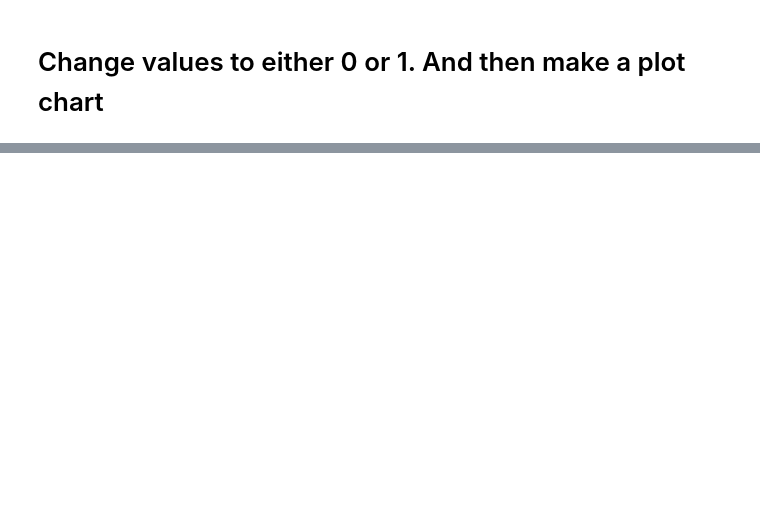
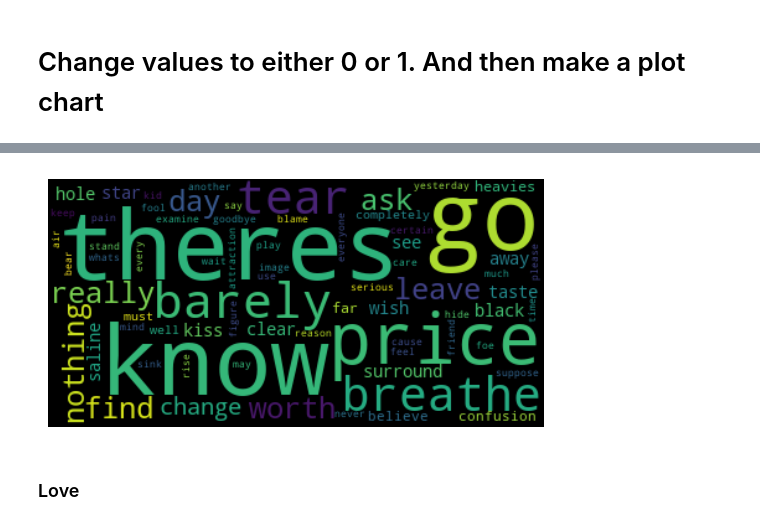
Before and after one commit to JonasRex/JupyterLab_My_Notebooks, a Jupyter notebook: ExamsProject/Lyrics Topic Analyze.ipynb, the cells around one changed output, grey strips where cells are left out. Saved outputs shown, nothing was run; the diff lists cells and outputs as text; code cells hidden in the pictures; blank space fills up the shorter version.

```diff
--- a/ExamsProject/Lyrics Topic Analyze.ipynb
+++ b/ExamsProject/Lyrics Topic Analyze.ipynb
@@ -126,0 +141,3 @@ df_lyrics[df_lyrics['Place'] == 1][-3:]
+# %%
+troubled = df_lyrics.loc[[df_lyrics['Troubled'].idxmax()]]
+troubled
@@ -126,0 +147,6 @@ df_lyrics[df_lyrics['Place'] == 1][-3:]
+# %%
+TopicAnalyzer.make_wordcloud(troubled['Lemmantized Lyrics'].unique()[0])
+# %% [output]
+[figure, added]
+# %% [markdown]
+### Love
```
Also changed, not shown: parts of 27 cells of this notebook, 1 other file.
